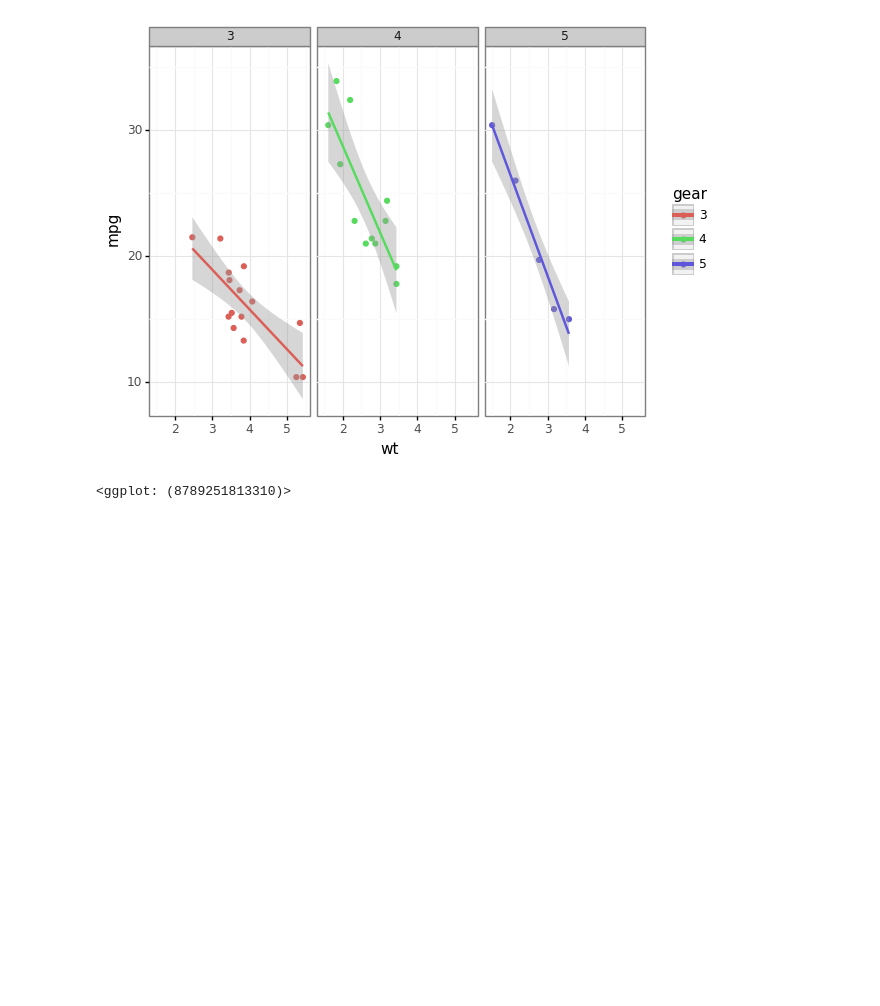
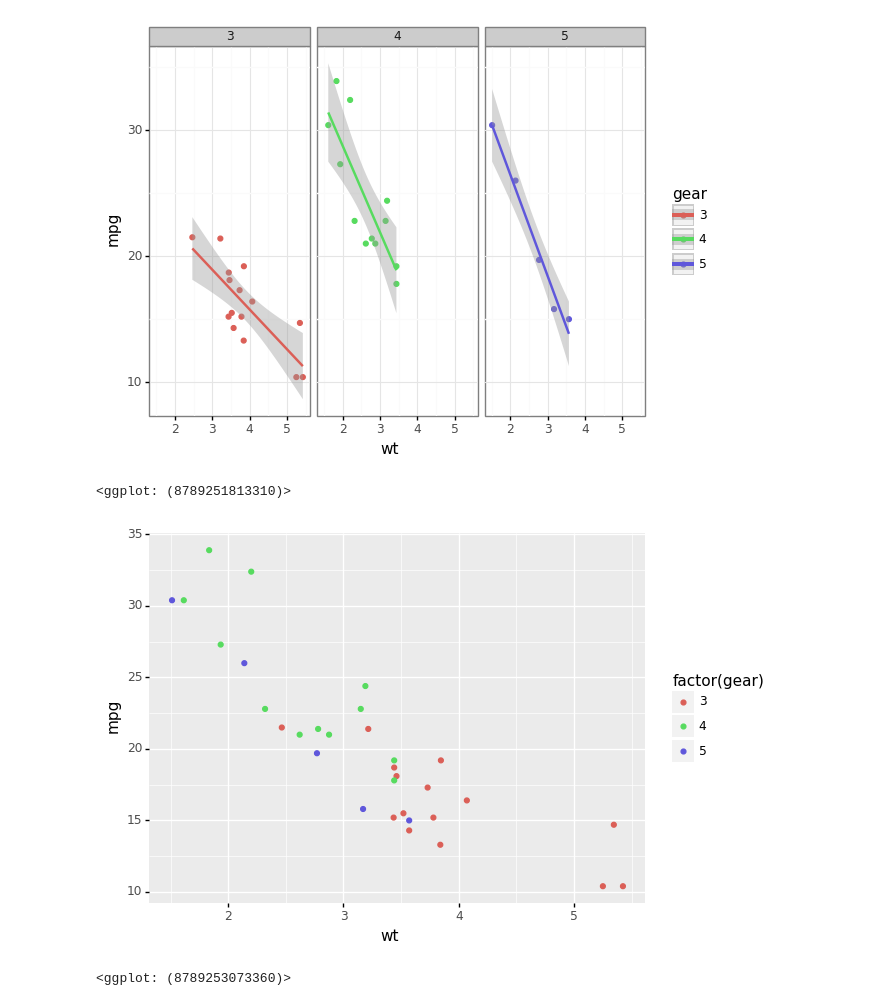
Before and after one commit to rodriguezmDNA/pyTools, a Jupyter notebook: notebooks/ggplot_on_python.ipynb, the cells around one changed output. Cells and saved outputs as stored; diff of their text form; code cells hidden in the pictures; blank space fills up the shorter version.

Commit message:
ggplotting

```diff
--- a/notebooks/ggplot_on_python.ipynb
+++ b/notebooks/ggplot_on_python.ipynb
@@ -22,3 +22,9 @@ mtcars.gear = mtcars.gear.astype('category')
 # %% [output]
 [figure]
 <ggplot: (8789251813310)>
+# %%
+(ggplot(mtcars, aes('wt', 'mpg', color='factor(gear)'))
+ + geom_point())
+# %% [output]
+[figure, added]
+<ggplot: (8789253073360)>
```
Also changed, not shown: parts of 1 cell of this notebook.
